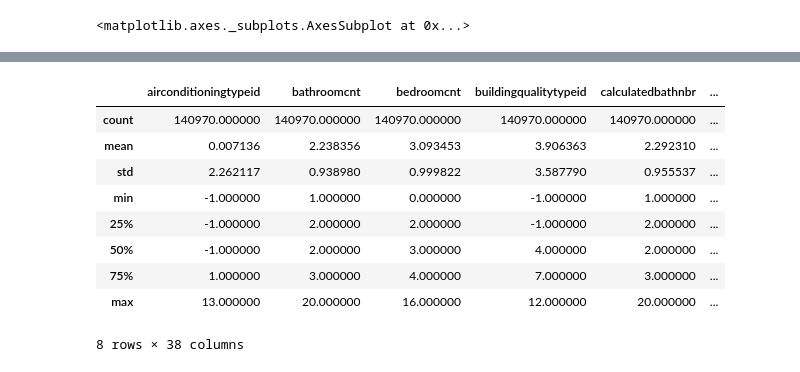
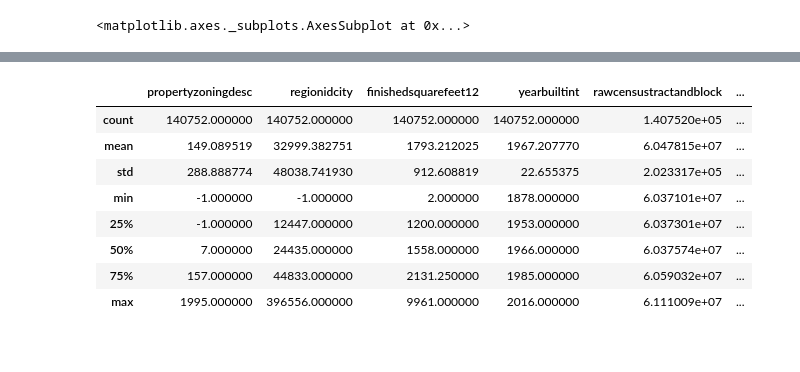
Before and after one commit to Eric-Ens/Capstone_project_1, a Jupyter notebook: Data_exploration.ipynb, the cells around one changed output, grey strips where cells are left out. Cells and saved outputs as stored; diff of their text form; code cells hidden in the pictures.

```diff
--- a/Data_exploration.ipynb
+++ b/Data_exploration.ipynb
@@ -51,8 +45,10 @@ Housing_data.describe()
 # %%
 Housing_data['transactiondate'] = pd.to_datetime(Housing_data['transactiondate'], format = '%Y-%m-%d', errors = 'coerce')
-Housing_data['yearbuilt'] = pd.to_datetime(Housing_data['yearbuilt'], format='%Y', errors='coerce')
-Housing_data['assessmentyear'] = pd.to_datetime(Housing_data['assessmentyear'], format='%Y-%m-%d', errors='coerce')
-Housing_data['taxdelinquencyyear'] = pd.to_datetime(Housing_data['taxdelinquencyyear'], format='%Y-%m-%d', errors='coerce')
+#Housing_data['yearbuilt'] = pd.to_datetime(Housing_data['yearbuilt'], format='%Y-%m-%d', errors='coerce')
+Housing_data['yearbuilt'] = pd.to_datetime(Housing_data['yearbuilt'], format='%Y.0', errors='coerce').dt.year
+
+Housing_data['assessmentyear'] = pd.to_datetime(Housing_data['assessmentyear'], format='%Y-%m-%d', errors='coerce').dt.year
+Housing_data['taxdelinquencyyear'] = pd.to_datetime(Housing_data['taxdelinquencyyear'], format='%Y-%m-%d', errors='coerce').dt.year
 # %%
 Housing_data.info()
 # %% [output]
@@ -250,0 +261,18 @@ anamoly_df.head()
+# %%
+cols_to_drop = ['landtaxvaluedollarcnt','structuretaxvaluedollarcnt','regionidzip','decktypeid',
+               'unitcnt','garagecarcnt','lotsizesquarefeet','taxvaluedollarcnt',
+                 'taxamount','poolsizesum','censustractandblock','heatingorsystemtypeid',
+               'calculatedbathnbr','airconditioningtypeid','propertylandusetypeid',
+               'bathroomcnt','bedroomcnt','fullbathcnt',
+               'roomcnt','propertycountylandusecode']
+cols_to_keep = list(set(smallhousedf)-set(cols_to_drop))
+
+
+anamoly_df = smallhousedf[((smallhousedf['logerror'] > 2) & (smallhousedf['logerror'] < 2.5)) |
+                         ((smallhousedf['logerror'] < int(-2)) & (smallhousedf['logerror'] > int(-2.5)))]
+
+accurate_df = smallhousedf[(smallhousedf['logerror'] < 1.8) & (smallhousedf['logerror'] > -1.8)]
+
+anamoly_df = anamoly_df[cols_to_keep].copy()
+accurate_df = accurate_df[cols_to_keep].copy()
+anamoly_df.describe()
@@ -251,13 +289,12 @@ anamoly_df.head()
 # %%
-smallhousedf.describe()
+accurate_df.describe()
 # %% [output]
-|  | airconditioningtypeid | bathroomcnt | bedroomcnt | buildingqualitytypeid | calculatedbathnbr | ... |
-| count | 140970.000000 | 140970.000000 | 140970.000000 | 140970.000000 | 140970.000000 | ... |
-| mean | 0.007136 | 2.238356 | 3.093453 | 3.906363 | 2.292310 | ... |
-| std | 2.262117 | 0.938980 | 0.999822 | 3.587790 | 0.955537 | ... |
-| min | -1.000000 | 1.000000 | 0.000000 | -1.000000 | 1.000000 | ... |
-| 25% | -1.000000 | 2.000000 | 2.000000 | -1.000000 | 2.000000 | ... |
-| 50% | -1.000000 | 2.000000 | 3.000000 | 4.000000 | 2.000000 | ... |
-| 75% | 1.000000 | 3.000000 | 4.000000 | 7.000000 | 3.000000 | ... |
-| max | 13.000000 | 20.000000 | 16.000000 | 12.000000 | 20.000000 | ... |
+|  | propertyzoningdesc | regionidcity | finishedsquarefeet12 | yearbuiltint | rawcensustractandblock | ... |
+| count | 140752.000000 | 140752.000000 | 140752.000000 | 140752.000000 | 1.407520e+05 | ... |
+| mean | 149.089519 | 32999.382751 | 1793.212025 | 1967.207770 | 6.047815e+07 | ... |
+| std | 288.888774 | 48038.741930 | 912.608819 | 22.655375 | 2.023317e+05 | ... |
+| min | -1.000000 | -1.000000 | 2.000000 | 1878.000000 | 6.037101e+07 | ... |
+| 25% | -1.000000 | 12447.000000 | 1200.000000 | 1953.000000 | 6.037301e+07 | ... |
+| 50% | 7.000000 | 24435.000000 | 1558.000000 | 1966.000000 | 6.037574e+07 | ... |
+| 75% | 157.000000 | 44833.000000 | 2131.250000 | 1985.000000 | 6.059032e+07 | ... |
+| max | 1995.000000 | 396556.000000 | 9961.000000 | 2016.000000 | 6.111009e+07 | ... |
-8 rows × 38 columns
```
Also changed, not shown: parts of 12 cells of this notebook, 2 other files.
